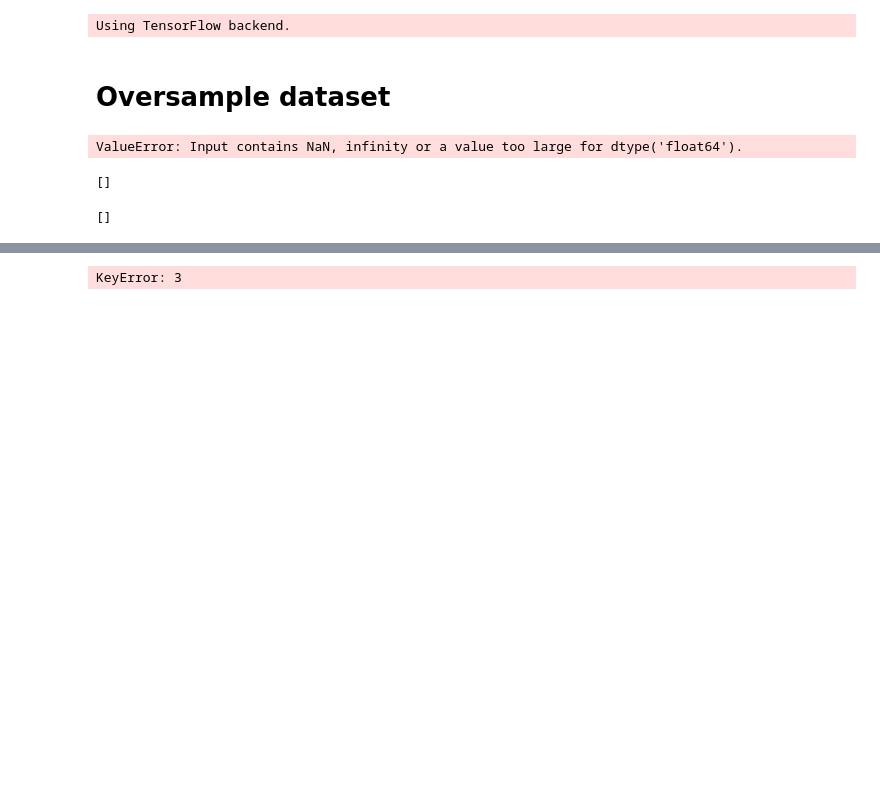
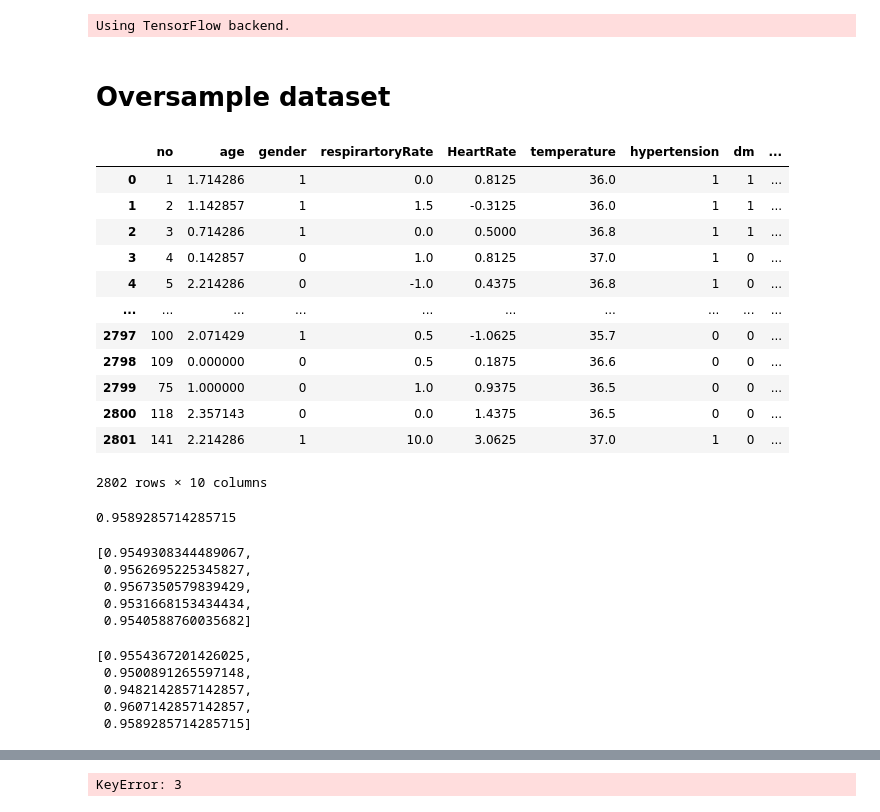
Before and after one commit to grathyaaaa/model-stroke, a Jupyter notebook: stroke-model.ipynb, the cells around one changed output, grey strips where cells are left out. Cells and saved outputs as stored; diff of their text form; code cells hidden in the pictures; blank space fills up the shorter version.

Commit message:
error

```diff
--- a/stroke-model.ipynb
+++ b/stroke-model.ipynb
@@ -74,7 +74,7 @@ df['HeartRate'] = scaler.fit_transform(df['HeartRate'].values.reshape(-1,1))
 # %%
 # Convert categorical values to numeric
 # %%
-gender = {'L': 0, 'P': 1}
+gender = {'L': 0, 'P': 1, 'l' : 0, 'p' : 1}
 df['gender'] = df['gender'].map(gender)
 # %%
 df.describe()
@@ -118,6 +118,22 @@ X = df
 y = X.pop('STROKE')
 
 X_res , y_res = RandomOverSampler().fit_resample(X, y)
+# %%
+X_res
+# %% [output]
+|  | no | age | gender | respirartoryRate | HeartRate | temperature | hypertension | dm | ... |
+| 0 | 1 | 1.714286 | 1 | 0.0 | 0.8125 | 36.0 | 1 | 1 | ... |
+| 1 | 2 | 1.142857 | 1 | 1.5 | -0.3125 | 36.0 | 1 | 1 | ... |
+| 2 | 3 | 0.714286 | 1 | 0.0 | 0.5000 | 36.8 | 1 | 1 | ... |
+| 3 | 4 | 0.142857 | 0 | 1.0 | 0.8125 | 37.0 | 1 | 0 | ... |
+| 4 | 5 | 2.214286 | 0 | -1.0 | 0.4375 | 36.8 | 1 | 0 | ... |
+| ... | ... | ... | ... | ... | ... | ... | ... | ... | ... |
+| 2797 | 100 | 2.071429 | 1 | 0.5 | -1.0625 | 35.7 | 0 | 0 | ... |
+| 2798 | 109 | 0.000000 | 0 | 0.5 | 0.1875 | 36.6 | 0 | 0 | ... |
+| 2799 | 75 | 1.000000 | 0 | 1.0 | 0.9375 | 36.5 | 0 | 0 | ... |
+| 2800 | 118 | 2.357143 | 0 | 0.0 | 1.4375 | 36.5 | 0 | 0 | ... |
+| 2801 | 141 | 2.214286 | 1 | 10.0 | 3.0625 | 37.0 | 1 | 0 | ... |
+2802 rows × 10 columns
 # %%
 # Fit Model
 # %%
@@ -138,13 +154,23 @@ for train_index, test_index in skf.split(X_res, y_res):
 
     train_acc.append(trainScore)
     test_acc.append(testScore)
-# %% [output]
-ValueError: Input contains NaN, infinity or a value too large for dtype('float64').
+# %%
+testScore
+# %% [output]
+0.9589285714285715
 # %%
 train_acc
 # %% [output]
-[]
+[0.9549308344489067,
+ 0.9562695225345827,
+ 0.9567350579839429,
+ 0.9531668153434434,
+ 0.9540588760035682]
 # %%
 test_acc
 # %% [output]
-[]
+[0.9554367201426025,
+ 0.9500891265597148,
+ 0.9482142857142857,
+ 0.9607142857142857,
+ 0.9589285714285715]
```
Also changed, not shown: parts of 2 cells of this notebook.
